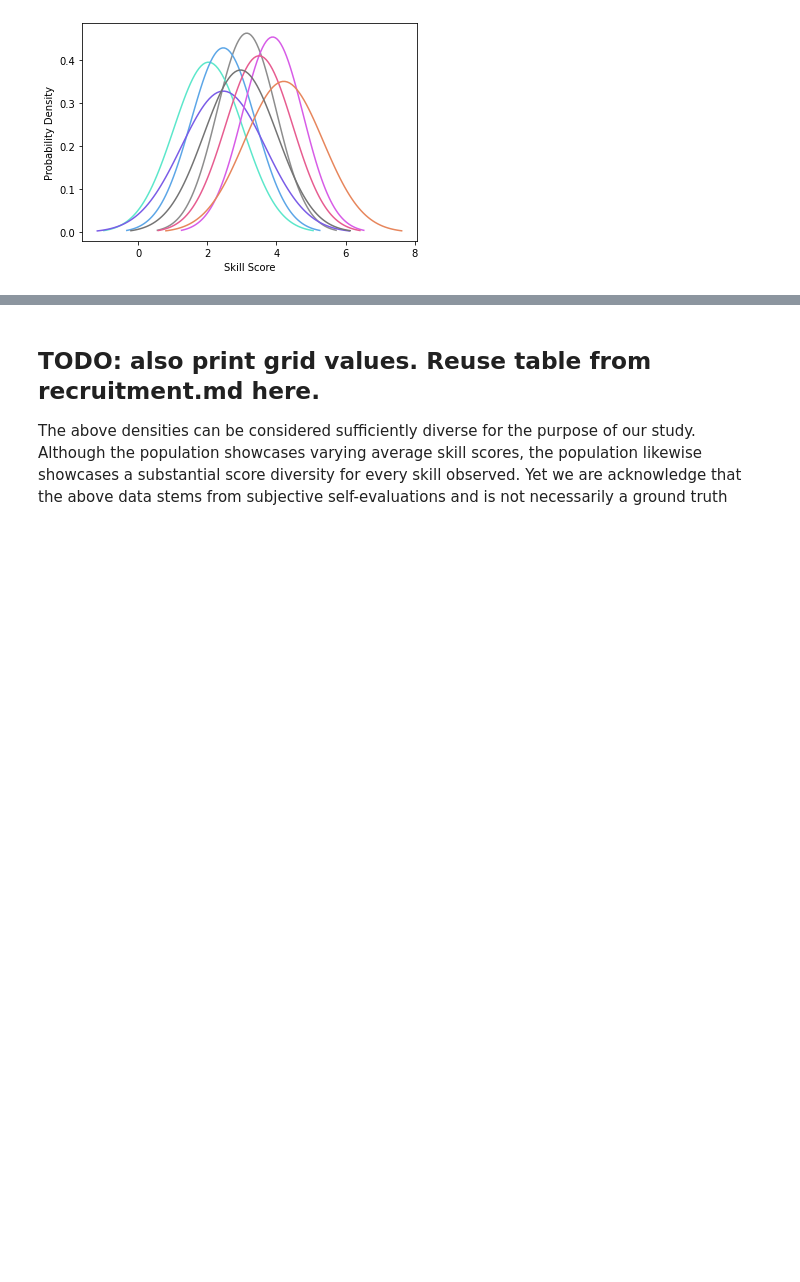
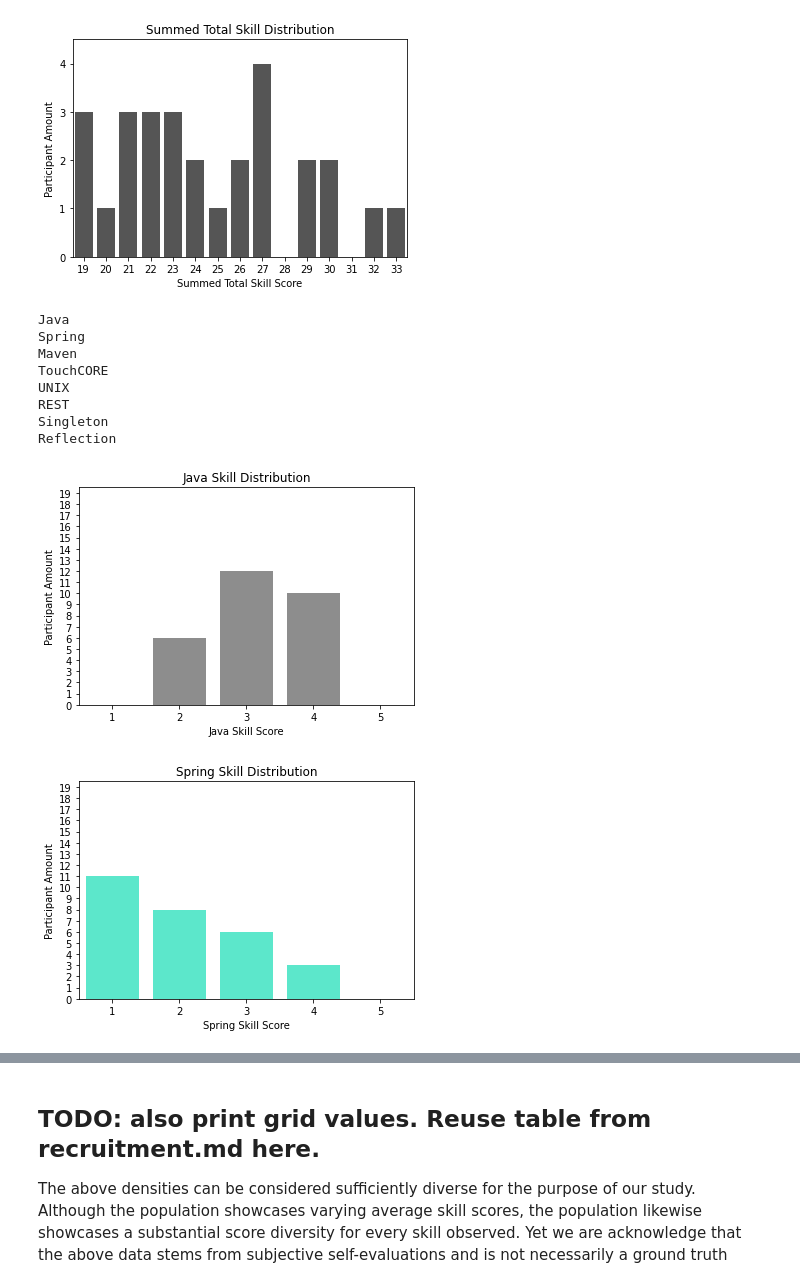
Before and after one commit to m5c/RestifyJupyter, a Jupyter notebook: Restify.ipynb, the cells around one changed output, grey strips where cells are left out. Drawn from its saved outputs; the diff is of its cells as text; code cells hidden in the pictures; blank space fills up the shorter version.

```diff
--- a/Restify.ipynb
+++ b/Restify.ipynb
@@ -29,28 +39,26 @@ The next cell computes and displays the overall skill distribution of our final
 # %%
-# display_population_gaussian.py
-"""
-This module reads participant skills from the participantskills.csv file, computes the gaussian
-distributions per skill and creates a plot. The output file is stored in:
-"generated-plots/gaussian.png"
-Author: Maximilian Schiedermeier
-"""
-
-from restify_mining.data_objects import participant_stat_tools
-from restify_mining.markers import skills_markers
+from csv_tools import file_load_utils
+from restify_mining.bar_plotters.skill_frequency_bars import plot_skill_bars
 from restify_mining.data_objects.participant import Participant
-from restify_mining.plotters.skill_plotter import plot_gaussian
-from csv_tools import file_load_utils
+from restify_mining.skill_extractors.participant_stat_tools import compute_shapiro_will_skills_standarddev_pvalue
 
 # Load all participant objects (specifies skills, codename, control-group) from csv file
 population: list[Participant] = file_load_utils.load_all_participants()
 
-# Compute a gaussian distribution (defined by mean and standard dev) for every skill and produce
-# plot
-mean_scores = participant_stat_tools.build_mean_skills(population)
-stddev_scores = participant_stat_tools.build_standard_deviation_skills(population)
+# Optional: Provide evidence that skill values is not normal-distributed.
+# compute_shapiro_will_skills_standarddev_pvalue(population)
 
-# Plot gaussian curves for all participant skills
-for index in range(len(skills_markers.skill_tags)):
-    plot_gaussian(mean_scores[index], stddev_scores[index], skills_markers.palette[index])
+# Provide bar charts as evidence that out population is diverse
+plot_skill_bars(population)
 # %% [output]
-[figure, old version]
+[figure, new version]
+Java
+Spring
+Maven
+TouchCORE
+UNIX
+REST
+Singleton
+Reflection
+[figure, added]
+[figure, added]
```
Also changed, not shown: parts of 7 cells of this notebook, 4 other files.
